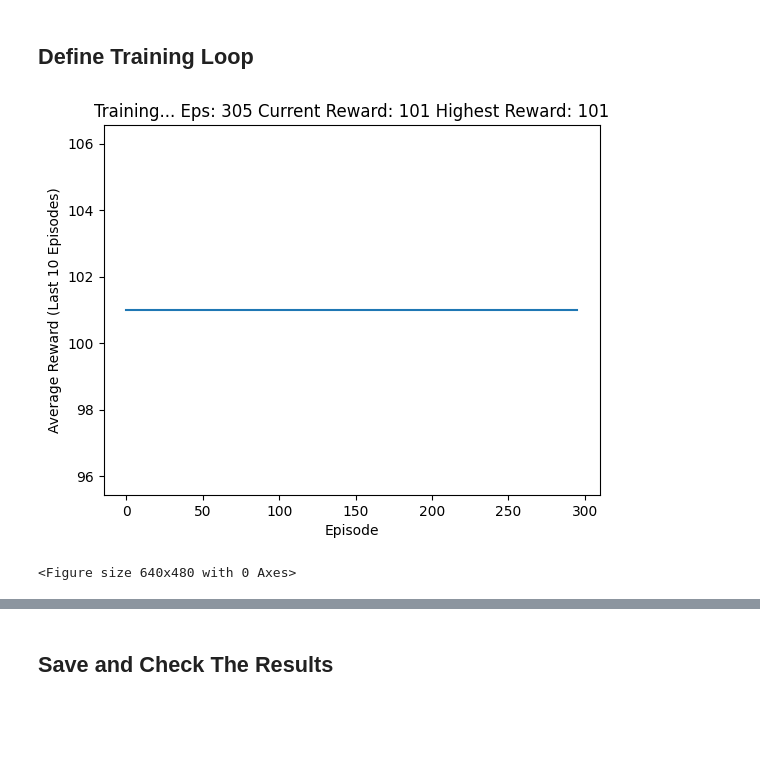
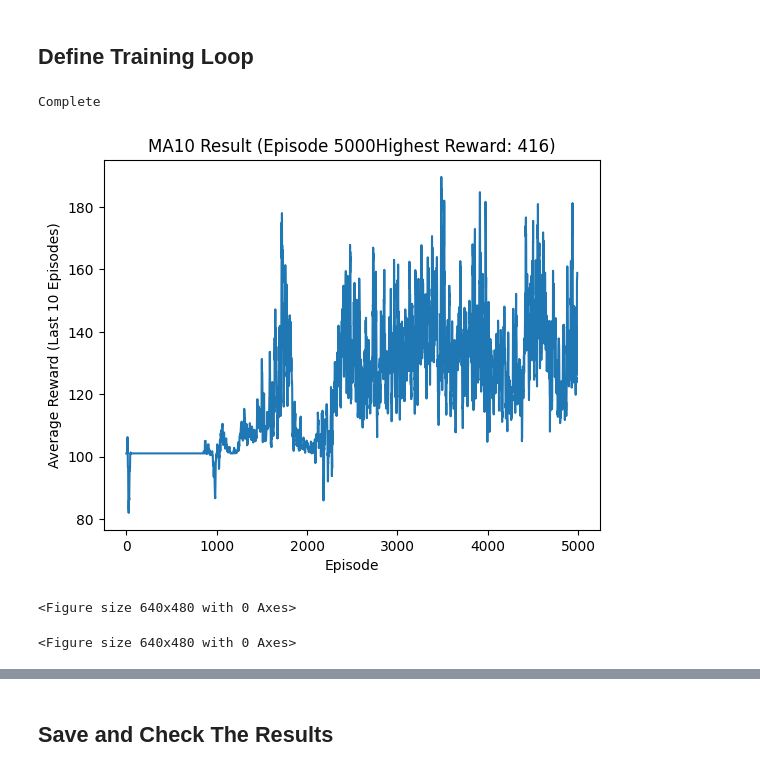
Before and after one commit to skylinehk/flappy-bird-stochastic-process-stock-predict, a Jupyter notebook: code/DQN-flappy-bird.ipynb, the cells around one changed output, grey strips where cells are left out. Drawn from its saved outputs; the diff is of its cells as text; code cells hidden in the pictures; blank space fills up the shorter version.

```diff
--- a/code/DQN-flappy-bird.ipynb
+++ b/code/DQN-flappy-bird.ipynb
@@ -349,7 +349,7 @@ episode_durations = []
 episode_rewards = []
 total_transitions = 0
 start_time = time.time()
-num_episodes = 1000
+num_episodes = 5000
 memory = ReplayMemory(MEMORY)
 
 # PERFORM SET NUMBER OF EPISODES
@@ -397,35 +397,37 @@ for i_episode in range(num_episodes):
         # GET THE CURRENT WEIGHTS OF EACH NETWORK
         target_net_state_dict = target_net.state_dict()
         policy_net_state_dict = policy_net.state_dict()
 
         # CALCULATE SOFT UPDATE OF TARGET NET WEIGHTS
         # θ′ ← τ θ + (1 −τ )θ′
         for key in policy_net_state_dict:
             # MOVE THE POLICY_NET_STATE_DICT TENSOR TO THE CPU DEVICE
             policy_net_state_dict[key] = policy_net_state_dict[key].to(device)
             target_net_state_dict[key] = policy_net_state_dict[key]*TAU + target_net_state_dict[key]*(1-TAU)
             target_net_state_dict[key] = target_net_state_dict[key].to(device)
 
         # APPLY THE UPDATE TO THE TARGET NETWORK
         target_net.load_state_dict(target_net_state_dict)
 
 
         # IF THE EPISODE IS COMPLETE BREAK INNER LOOP
         if done:
             episode_durations.append(t + 1)
             episode_rewards.append(cum_reward)
             # plot_durations()
             plot_rewards()
             break
 
 print('Complete')
 end_time = time.time()
 plot_rewards(show_result=True)
 plt.ioff()
 plt.show()
 # %% [output]
+Complete
-[figure, old version]
+[figure, new version]
-<Figure size 640x480 with 0 Axes>
+<Figure size 640x480 with 0 Axes>
+<Figure size 640x480 with 0 Axes>
 # %%
 print(end_time - start_time)
 # %% [output]
```
Also changed, not shown: parts of 5 cells of this notebook, 3 other files.
